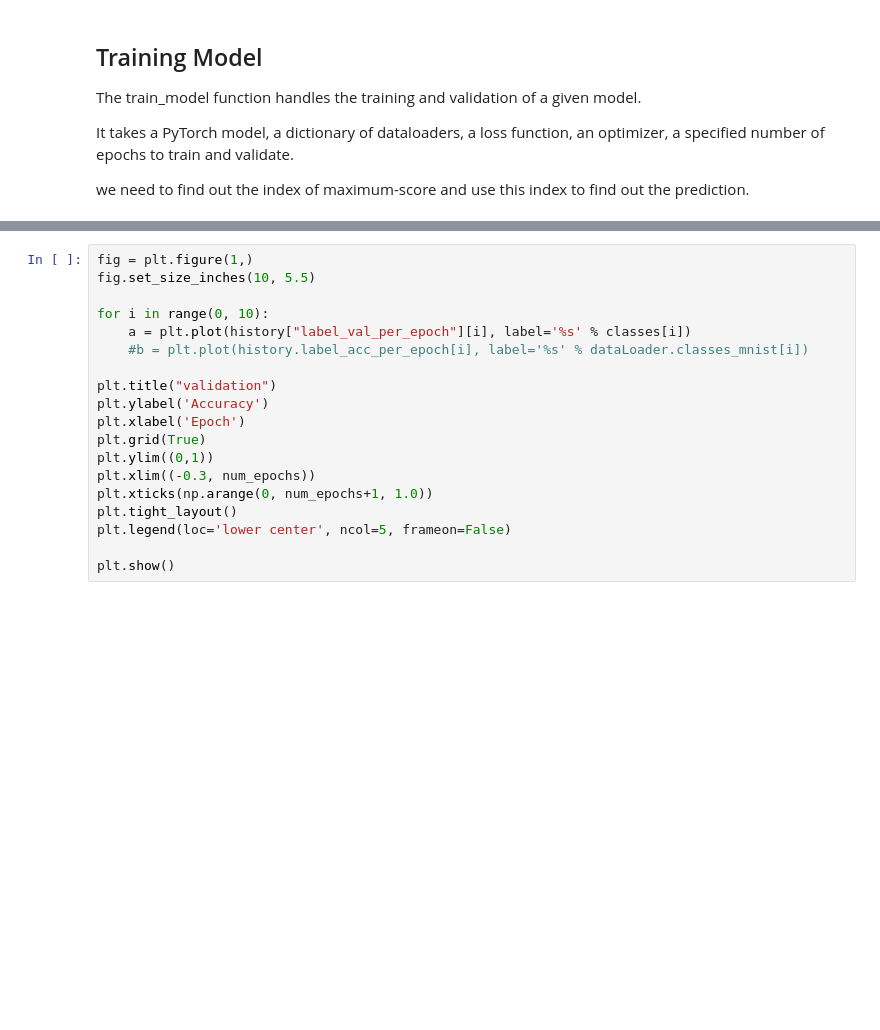
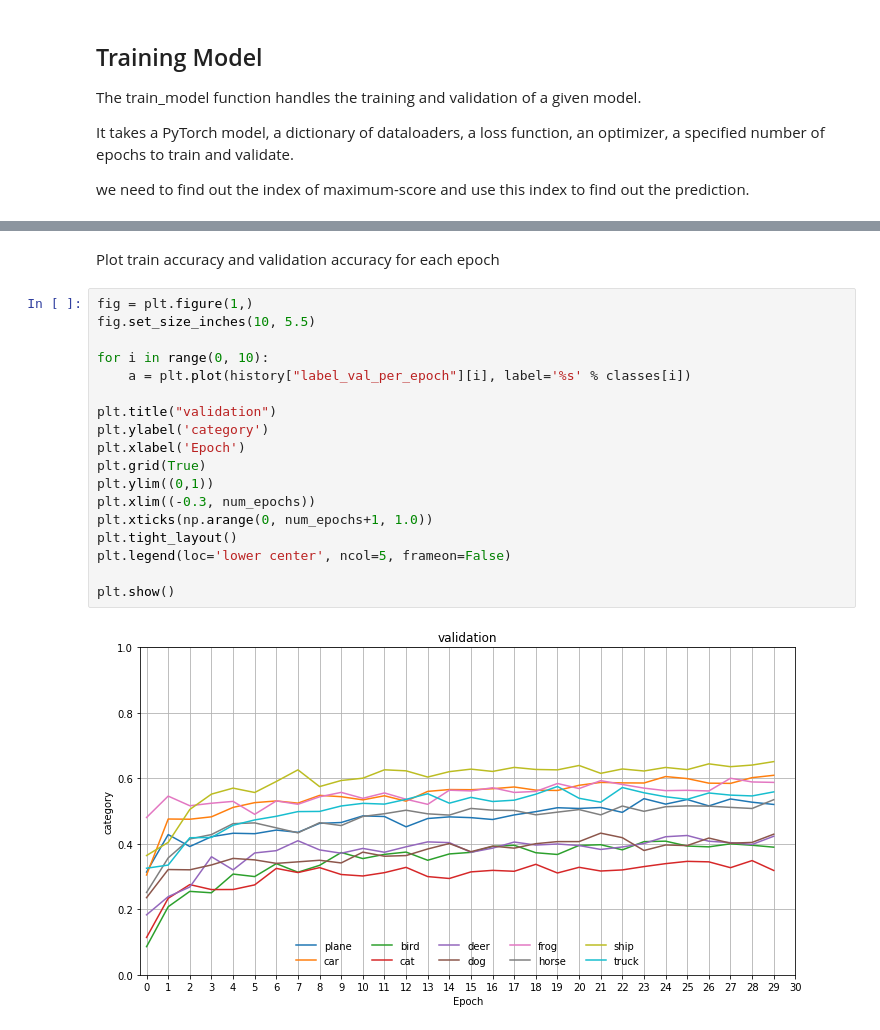
Before and after one commit to Yeonsoo94/pytorch-tutorials, a Jupyter notebook: Tutorial_Hackathon.ipynb, the cells around one changed output, grey strips where cells are left out. Saved outputs shown, nothing was run; the diff lists cells and outputs as text; blank space fills up the shorter version.

```diff
--- a/Tutorial_Hackathon.ipynb
+++ b/Tutorial_Hackathon.ipynb
@@ -308,19 +325,22 @@ No handles with labels found to put in legend.
+# %% [markdown]
+Plot train accuracy and validation accuracy for each epoch
 # %%
 fig = plt.figure(1,)
 fig.set_size_inches(10, 5.5)
 
 for i in range(0, 10):
     a = plt.plot(history["label_val_per_epoch"][i], label='%s' % classes[i])
-    #b = plt.plot(history.label_acc_per_epoch[i], label='%s' % dataLoader.classes_mnist[i])
 
 plt.title("validation")
-plt.ylabel('Accuracy')
+plt.ylabel('category')
 plt.xlabel('Epoch')
 plt.grid(True)
 plt.ylim((0,1))
 plt.xlim((-0.3, num_epochs))
 plt.xticks(np.arange(0, num_epochs+1, 1.0))
 plt.tight_layout()
 plt.legend(loc='lower center', ncol=5, frameon=False)
 
 plt.show()
+# %% [output]
+[figure, added]
```
Also changed, not shown: parts of 9 cells of this notebook.
